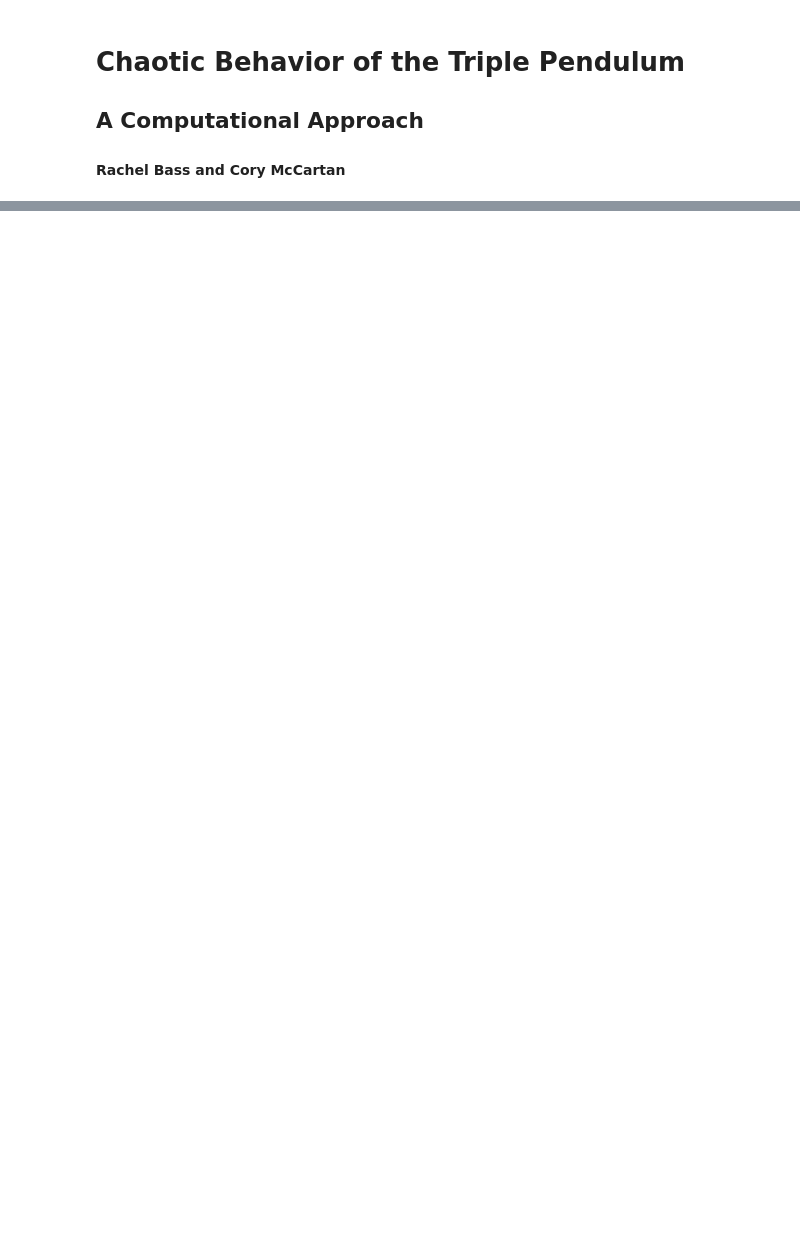
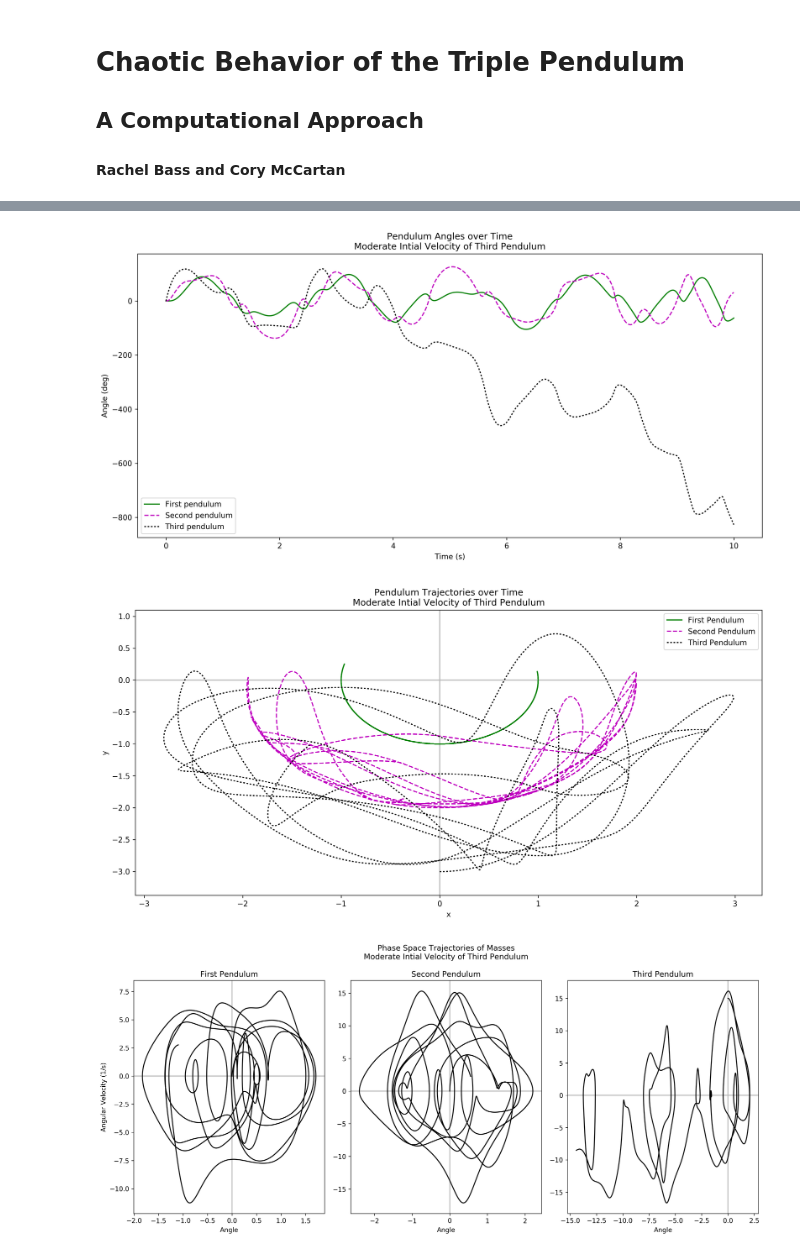
Before and after one commit to CoryMcCartan/triple-pendulum, a Jupyter notebook: workbook.ipynb, the cells around one changed output, grey strips where cells are left out. Drawn from its saved outputs; the diff is of its cells as text; code cells hidden in the pictures; blank space fills up the shorter version.

```diff
--- a/workbook.ipynb
+++ b/workbook.ipynb
@@ -117,0 +220,29 @@ plot(t, phi_3);
+# %%
+solution = solve_triple_pendulum([0, 0, 0, 0, 0, 15], tmax = 10)
+
+time_plot(solution, "Moderate Intial Velocity of Third Pendulum")
+trajectory_plot(solution, "Moderate Intial Velocity of Third Pendulum")
+phase_space_plot(solution, "Moderate Intial Velocity of Third Pendulum")
+
+# Energy conservation (cancelling common factor of m)
+t, phi_1, phi_2, phi_3, dphi_1, dphi_2, dphi_3 = solution
+
+U = -g*l*(3*cos(phi_1) + 2*cos(phi_2) + cos(phi_3))
+T = (1/2)*l**2 * (3*dphi_1**2 + 2*dphi_2**2 + dphi_3**2 + 4*dphi_1*dphi_2*cos(phi_1-phi_2)
+                  + 2*dphi_2*dphi_3*cos(phi_2-phi_3) + 2*dphi_1*dphi_3*cos(phi_1-phi_3))
+E = T + U
+
+figure()
+plot(t, T, ":", label="Kinetic Energy")
+plot(t, U, "--", label="Potential Energy")
+plot(t, E, "-", label="Total Energy")
+
+title("Energy Conservation")
+xlabel("Time (s)")
+ylabel("Energy/mass (J/kg)")
+
+legend();
+# %% [output]
+[figure, added]
+[figure, added]
+[figure, added]
```
Also changed, not shown: parts of 17 cells of this notebook, 3 other files.
